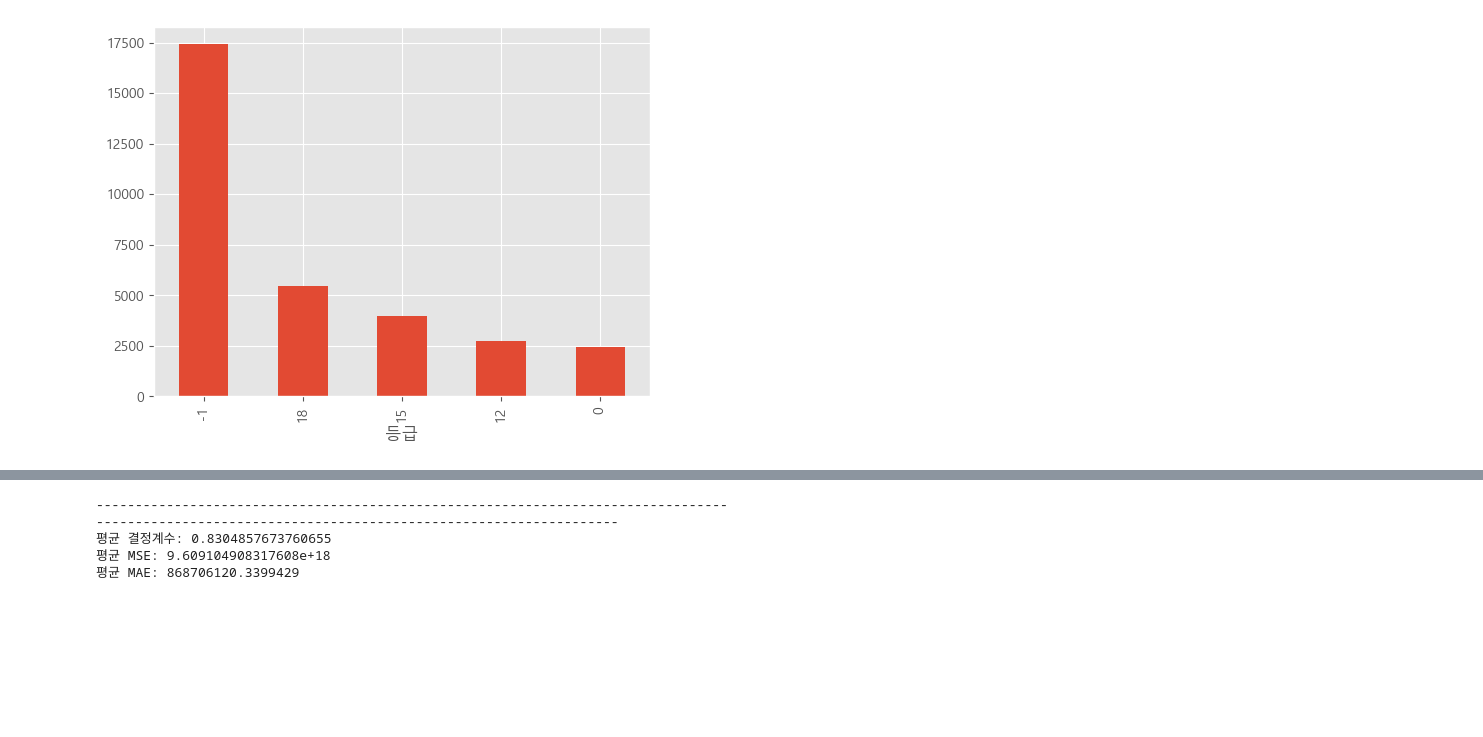
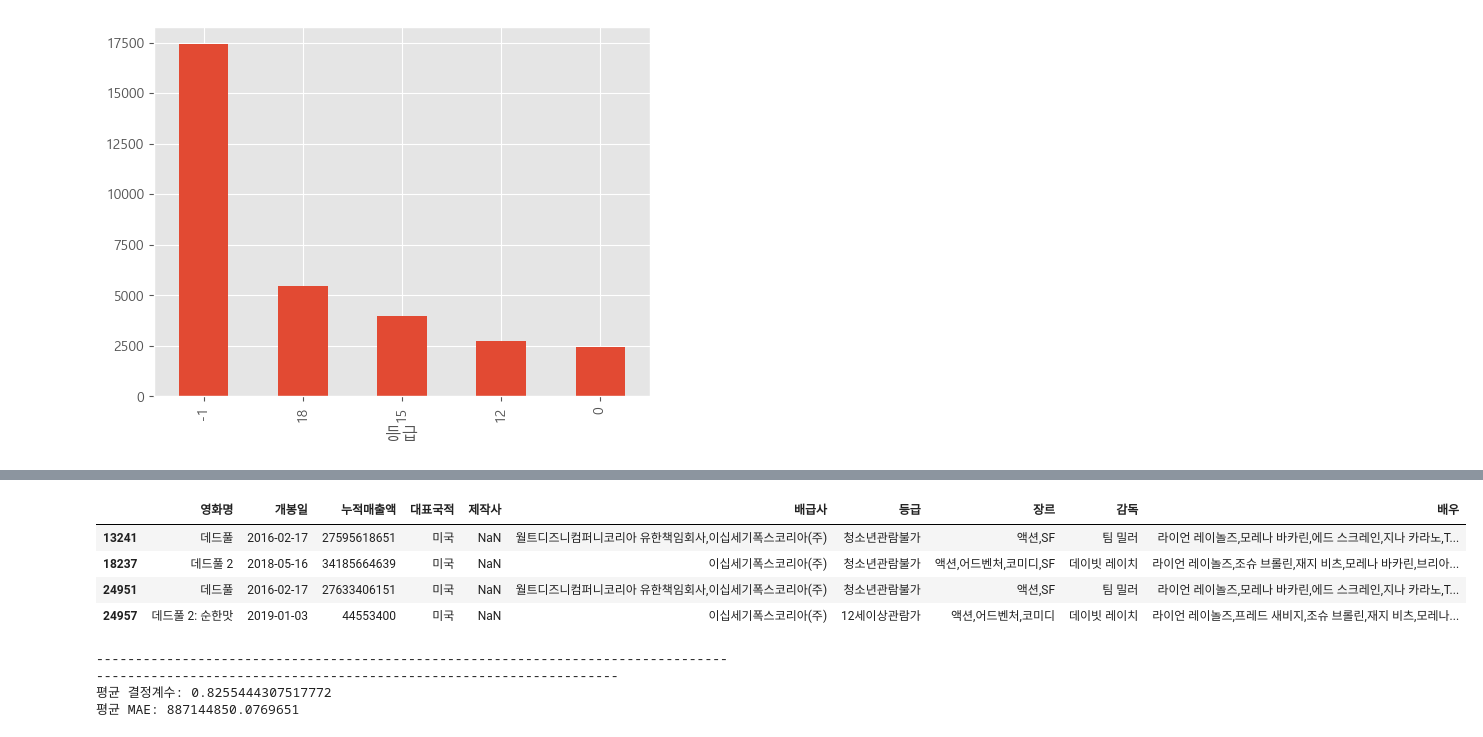
Before and after one commit to Yoon-juhan/Movie-sales-forecast, a Jupyter notebook: backend/model_v2.ipynb, the cells around one changed output, grey strips where cells are left out. Drawn from its saved outputs; the diff is of its cells as text; code cells hidden in the pictures; blank space fills up the shorter version.

```diff
--- a/backend/model_v2.ipynb
+++ b/backend/model_v2.ipynb
@@ -244,6 +243,14 @@ For example, when doing 'df[col].method(value, inplace=True)', try using 'df.met
 | 3 | 4442 | 11898748500 | 5 | 145 | 12 | 529 | 1265 | 2632 | 1766 | 0 | 0 | ... |
 | 4 | 22342 | 11658584500 | 1 | 521 | 12 | 1741 | 22877 | 10926 | 15328 | 1 | 0 | ... |
 [figure]
+# %%
+dataset[dataset['영화명'].str.contains("데드풀", na=False)]
+# %% [output]
+|  | 영화명 | 개봉일 | 누적매출액 | 대표국적 | 제작사 | 배급사 | 등급 | 장르 | 감독 | 배우 |
+| 13241 | 데드풀 | 2016-02-17 | 27595618651 | 미국 | NaN | 월트디즈니컴퍼니코리아 유한책임회사,이십세기폭스코리아(주) | 청소년관람불가 | 액션,SF | 팀 밀러 | 라이언 레이놀즈,모레나 바카린,에드 스크레인,지나 카라노,T... |
+| 18237 | 데드풀 2 | 2018-05-16 | 34185664639 | 미국 | NaN | 이십세기폭스코리아(주) | 청소년관람불가 | 액션,어드벤처,코미디,SF | 데이빗 레이치 | 라이언 레이놀즈,조슈 브롤린,재지 비츠,모레나 바카린,브리아... |
+| 24951 | 데드풀 | 2016-02-17 | 27633406151 | 미국 | NaN | 월트디즈니컴퍼니코리아 유한책임회사,이십세기폭스코리아(주) | 청소년관람불가 | 액션,SF | 팀 밀러 | 라이언 레이놀즈,모레나 바카린,에드 스크레인,지나 카라노,T... |
+| 24957 | 데드풀 2: 순한맛 | 2019-01-03 | 44553400 | 미국 | NaN | 이십세기폭스코리아(주) | 12세이상관람가 | 액션,어드벤처,코미디 | 데이빗 레이치 | 라이언 레이놀즈,프레드 새비지,조슈 브롤린,재지 비츠,모레나... |
 # %%
 # df[['영화명', '대표국적', '배급사', '감독']].to_csv("labelData.csv")
 # %%
@@ -251,10 +258,10 @@ from lightgbm import LGBMRegressor
 from sklearn.model_selection import KFold
 from sklearn.metrics import mean_squared_error, mean_absolute_error
 
-X = all_df.drop(["누적매출액"], axis=1)  # 독립 변수
-y = all_df["누적매출액"]                # 종속 변수
+X = all_df.drop(["누적매출액"], axis=1)     # 독립 변수
+y = all_df["누적매출액"]                    # 종속 변수
 
-folds = 20
+folds = 10
 kf = KFold(n_splits=folds)
 
 models = []             # fold 별로 작성한 모델을 저장
@@ -299,13 +306,12 @@ mean_mae = np.mean(mae)
 
 print("----------------------------------------------------------------------------------------------------------------------------------------------------")
 print("평균 결정계수:", mean_score)
-print("평균 MSE:", mean_mse)
+# print("평균 MSE:", mean_mse)
 print("평균 MAE:", mean_mae)
 # %% [output]
 ----------------------------------------------------------------------------------------------------------------------------------------------------
-평균 결정계수: 0.8304857673760655
-평균 MSE: 9.609104908317608e+18
-평균 MAE: 868706120.3399429
+평균 결정계수: 0.8255444307517772
+평균 MAE: 887144850.0769651
 # %%
 # fold 10
 # 평균 결정계수: 0.8255444307517772
```
Also changed, not shown: parts of 5 cells of this notebook, 8 other files.
